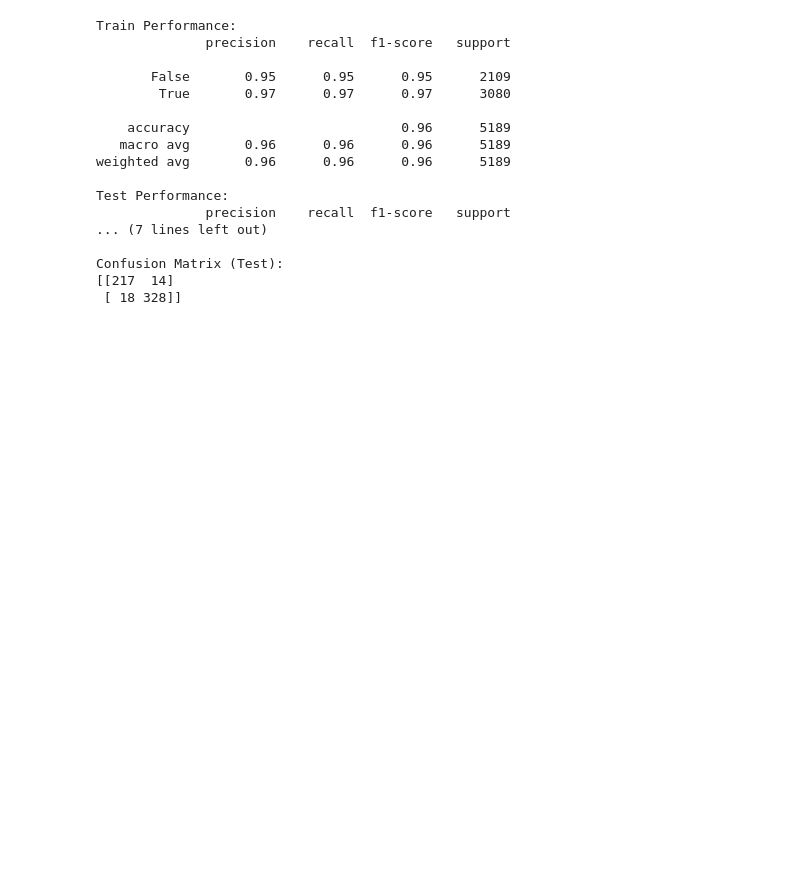
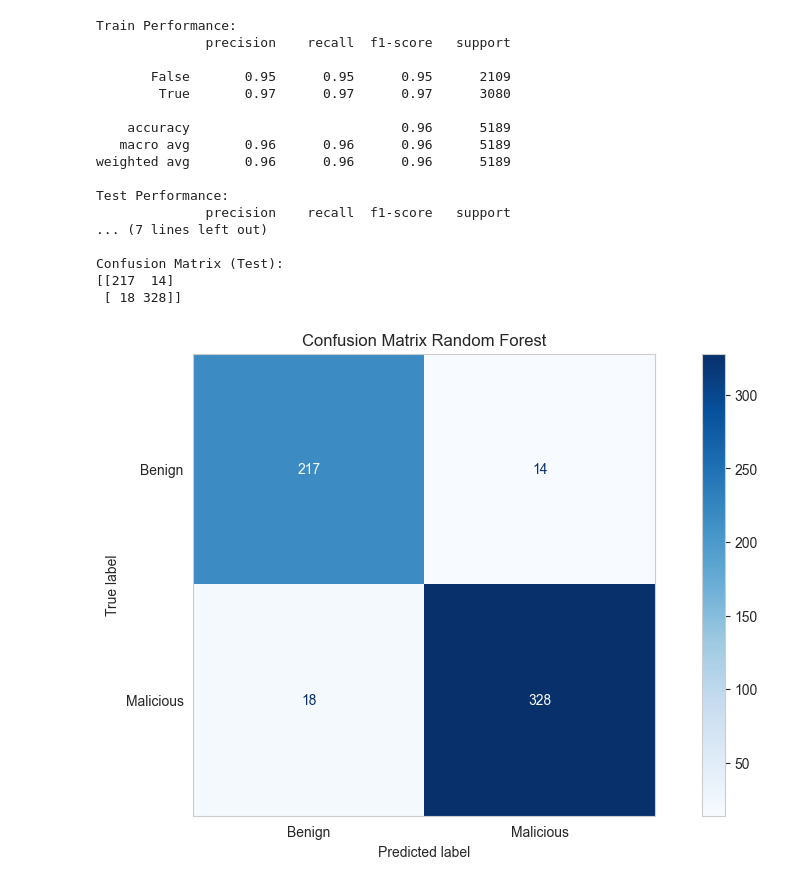
Before and after one commit to LuisMontenegro21/SecurityDataScienceProject, a Jupyter notebook: project.ipynb, the cells around one changed output. Cells and saved outputs as stored; diff of their text form; code cells hidden in the pictures; blank space fills up the shorter version.

```diff
--- a/project.ipynb
+++ b/project.ipynb
@@ -604,3 +614,11 @@ Test Performance:
 Confusion Matrix (Test):
 [[217  14]
  [ 18 328]]
+# %%
+
+metrics.ConfusionMatrixDisplay.from_estimator(svm_model, X_test, y_test, display_labels=["Benign", "Malicious"], cmap="Blues", values_format="d")
+plt.title("Confusion Matrix Random Forest")
+plt.grid(False)
+plt.show()
+# %% [output]
+[figure, added]
```
Also changed, not shown: parts of 9 cells of this notebook.
